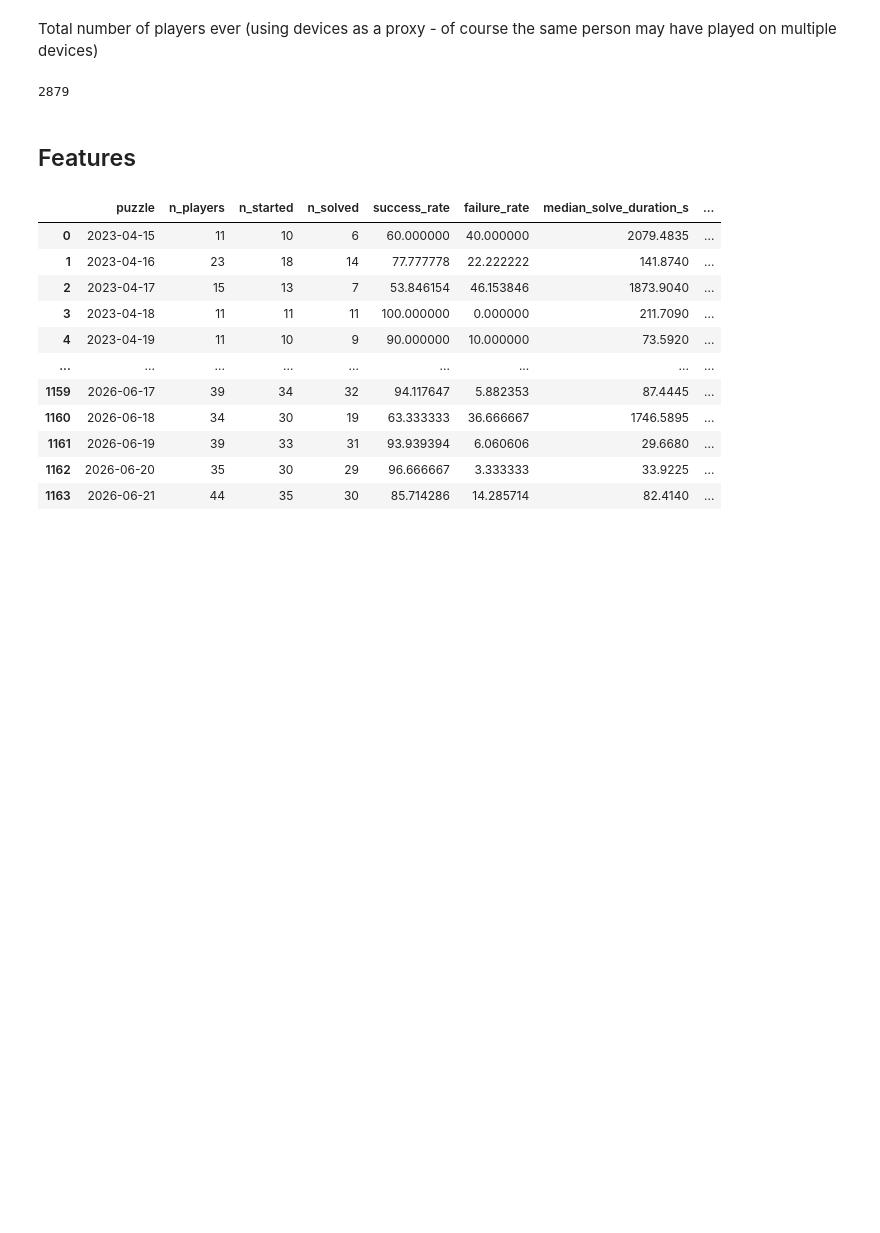
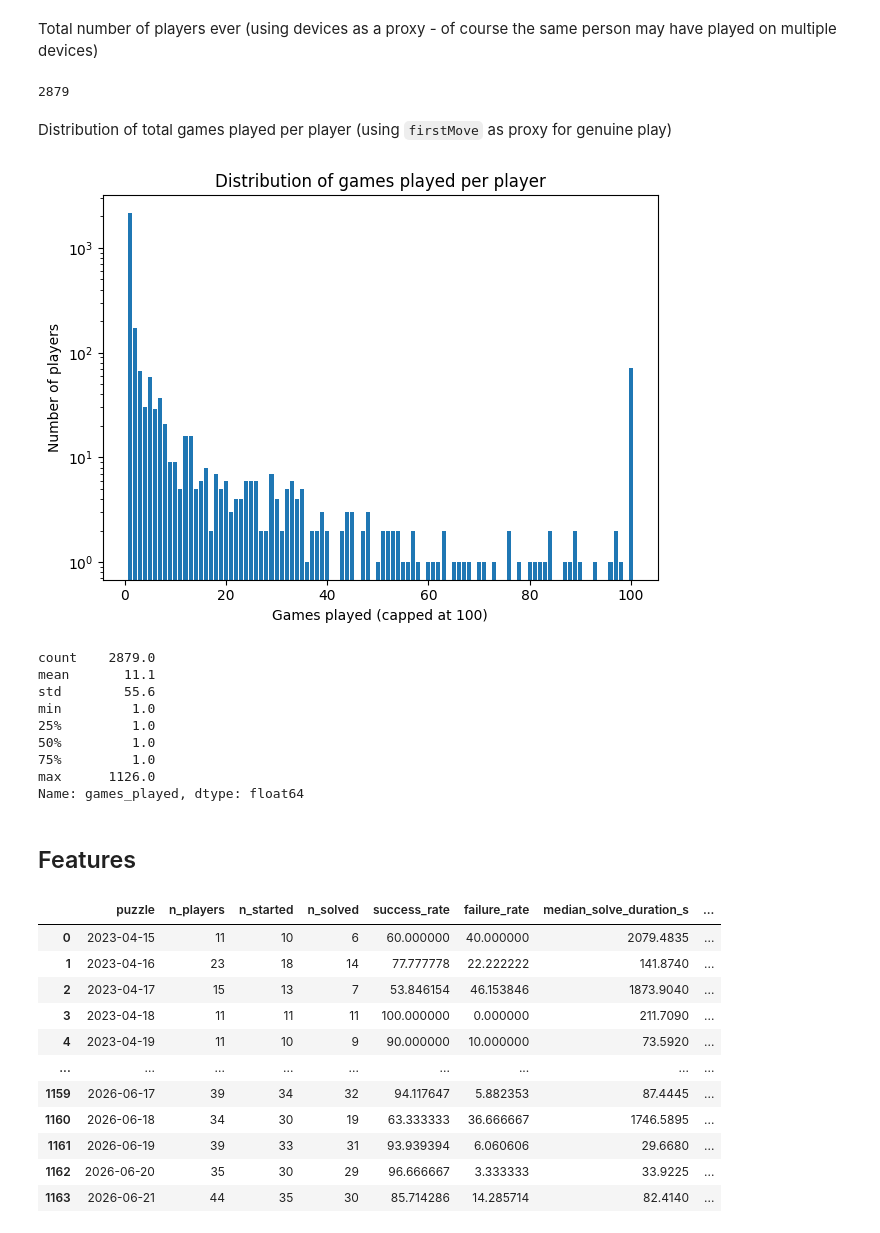
Before and after one commit to tomwhite/reflect, a Jupyter notebook: daily-stats.nbconvert.ipynb, the cells around one changed output. Cells and saved outputs as stored; diff of their text form; code cells hidden in the pictures; blank space fills up the shorter version.

Commit message:
Distribution of total games played per player

```diff
--- a/daily-stats.nbconvert.ipynb
+++ b/daily-stats.nbconvert.ipynb
@@ -81,6 +81,39 @@ Total number of players ever (using devices as a proxy - of course the same pers
 len(events_df[events_df["name"] == "firstMove"]["device"].unique())
 # %% [output]
 2879
+# %% [markdown]
+Distribution of total games played per player (using `firstMove` as proxy for genuine play)
+# %%
+games_per_player = (
+    events_df[events_df["name"] == "firstMove"]
+    .groupby("device")["puzzle"]
+    .nunique()
+    .rename("games_played")
+)
+
+dist = games_per_player.clip(upper=100).value_counts().sort_index()
+
+fig, ax = plt.subplots()
+ax.bar(dist.index, dist.values)
+ax.set_xlabel("Games played (capped at 100)")
+ax.set_ylabel("Number of players")
+ax.set_yscale("log")
+ax.set_title("Distribution of games played per player")
+plt.tight_layout()
+plt.show()
+
+print(games_per_player.describe().round(1))
+# %% [output]
+[figure, added]
+count    2879.0
+mean       11.1
+std        55.6
+min         1.0
+25%         1.0
+50%         1.0
+75%         1.0
+max      1126.0
+Name: games_played, dtype: float64
 # %% [markdown]
 ## Features
 # %%
```
Also changed, not shown: 1 other file.
